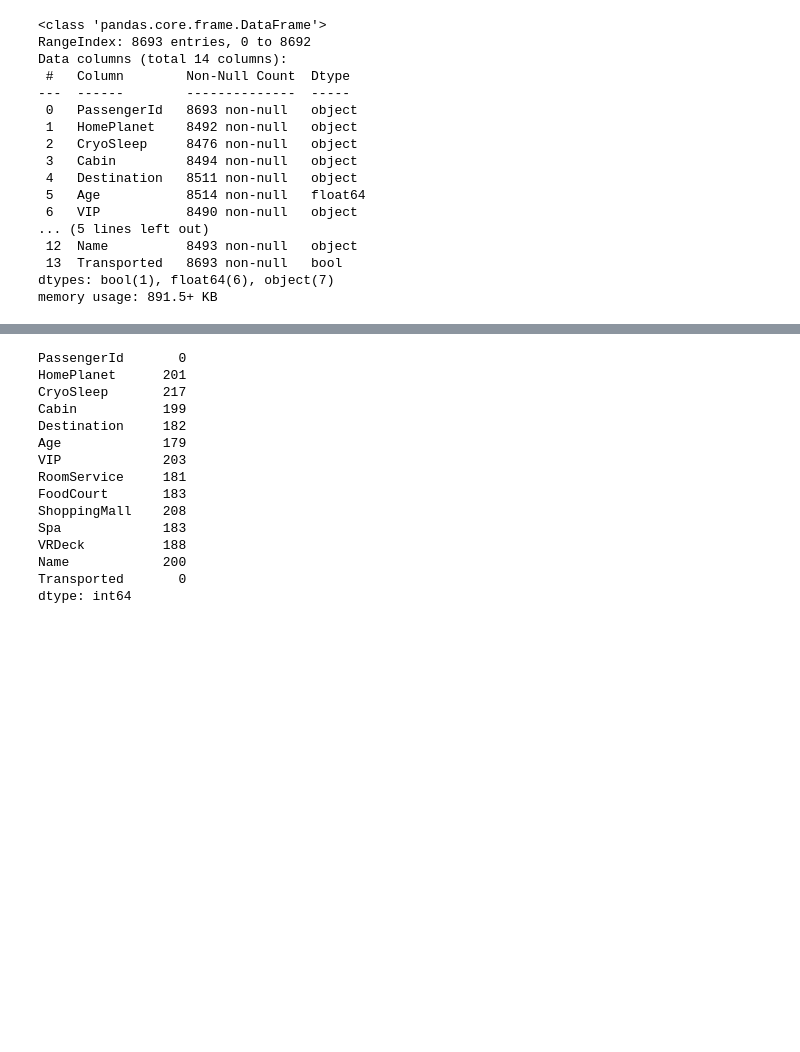
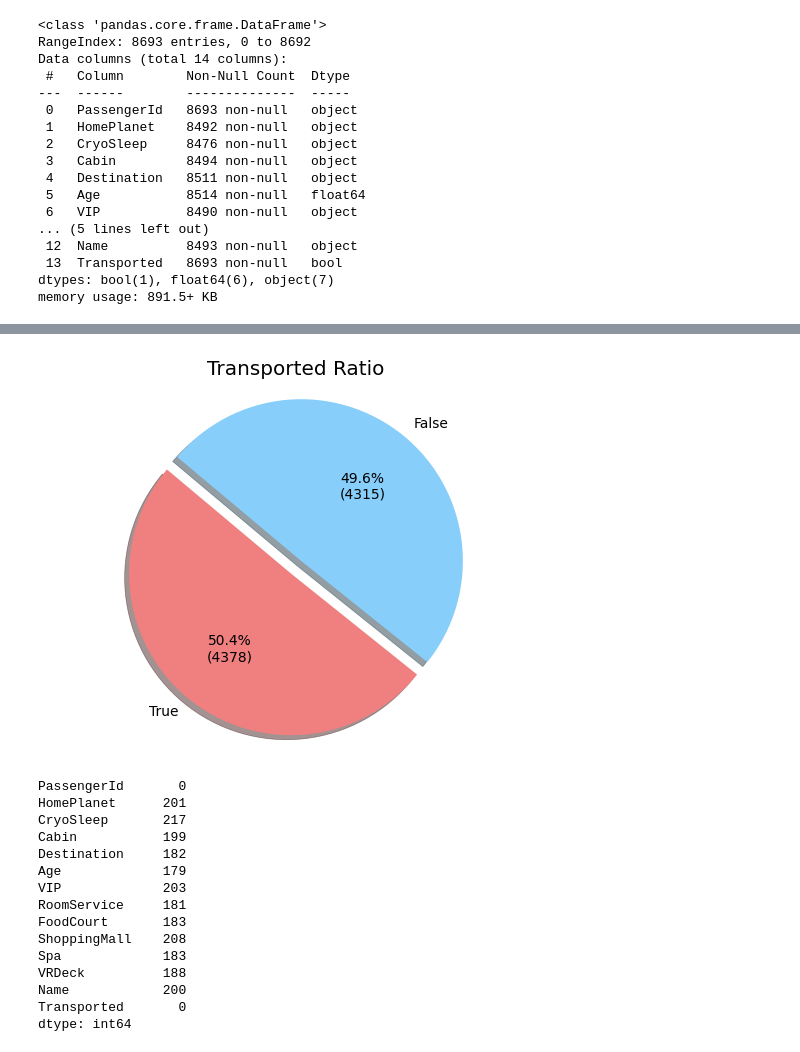
Before and after one commit to MMMarinov/ProjectPortfolio, a Jupyter notebook: 1. Data Science/1. Titanic_SpaceShip - Binary Classification/Titanic_SpaceShip_XGBoost.ipynb, the cells around one changed output, grey strips where cells are left out. Drawn from its saved outputs; the diff is of its cells as text; code cells hidden in the pictures; blank space fills up the shorter version.

Commit message:
Added to Feature Engineering. Began Data Pipeline

```diff
--- a/1. Data Science/1. Titanic_SpaceShip - Binary Classification/Titanic_SpaceShip_XGBoost.ipynb
+++ b/1. Data Science/1. Titanic_SpaceShip - Binary Classification/Titanic_SpaceShip_XGBoost.ipynb
@@ -113,6 +113,36 @@ titanic_data.describe(include='all')
 | 50% | NaN | NaN | NaN | NaN | NaN | 27.000000 | NaN | 0.000000 | 0.000000 | ... |
 | 75% | NaN | NaN | NaN | NaN | NaN | 38.000000 | NaN | 47.000000 | 76.000000 | ... |
 | max | NaN | NaN | NaN | NaN | NaN | 79.000000 | NaN | 14327.000000 | 29813.000000 | ... |
+# %%
+# Sum treats the True as 1 and False as 0, Count will add everything regardless of T/F
+true_count = titanic_data["Transported"].sum()
+false_count = titanic_data["Transported"].count() - true_count
+
+# Data to plot
+labels = 'True', 'False'
+sizes = [true_count, false_count]
+colors = ['lightcoral', 'lightskyblue']
+explode = (0.1, 0)  # Explode the first slice (True) for emphasis
+
+# {:1f}% will return a percentage with 1 decimal point. {:d} returns the full number.
+def autopct_format(pct):
+    return "{:.1f}%\n({:d})".format(pct, int(round(pct * sum(sizes) / 100)))
+
+# Plot the pie chart
+plt.pie(sizes, explode=explode, labels=labels, colors=colors, autopct=autopct_format, shadow=True, startangle=140)
+
+plt.axis('equal')  # Equal aspect ratio ensures that pie is drawn as a circle.
+
+# Give a title to the chart
+plt.title("Transported Ratio")
+
+# Display the chart
+plt.show()
+
+# This data tells me that there isn't a class imbalance
+# and therefore we do not need to worry about undersampling, SMOTE, or class weight approaches
+# %% [output]
+[figure, added]
 # %%
 titanic_data.isna().sum()
 
```
Also changed, not shown: parts of 21 cells of this notebook.
